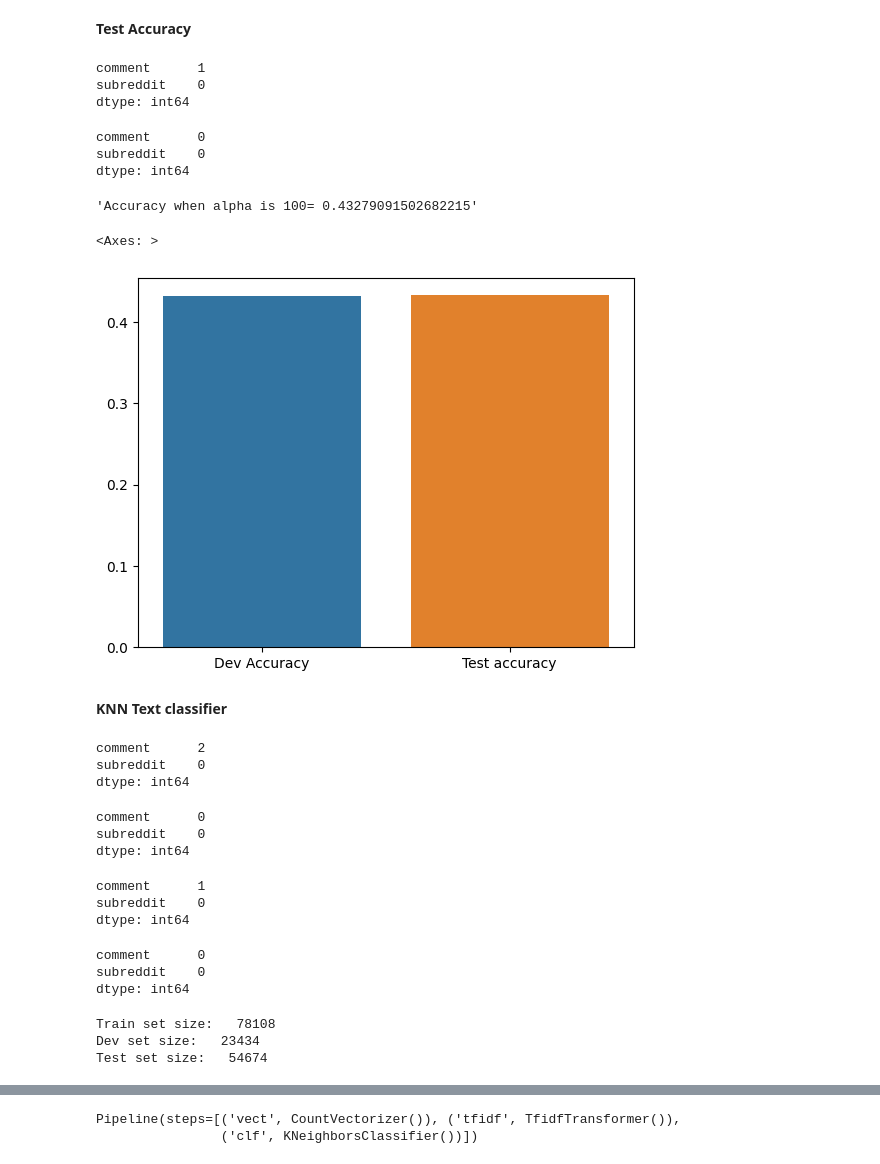
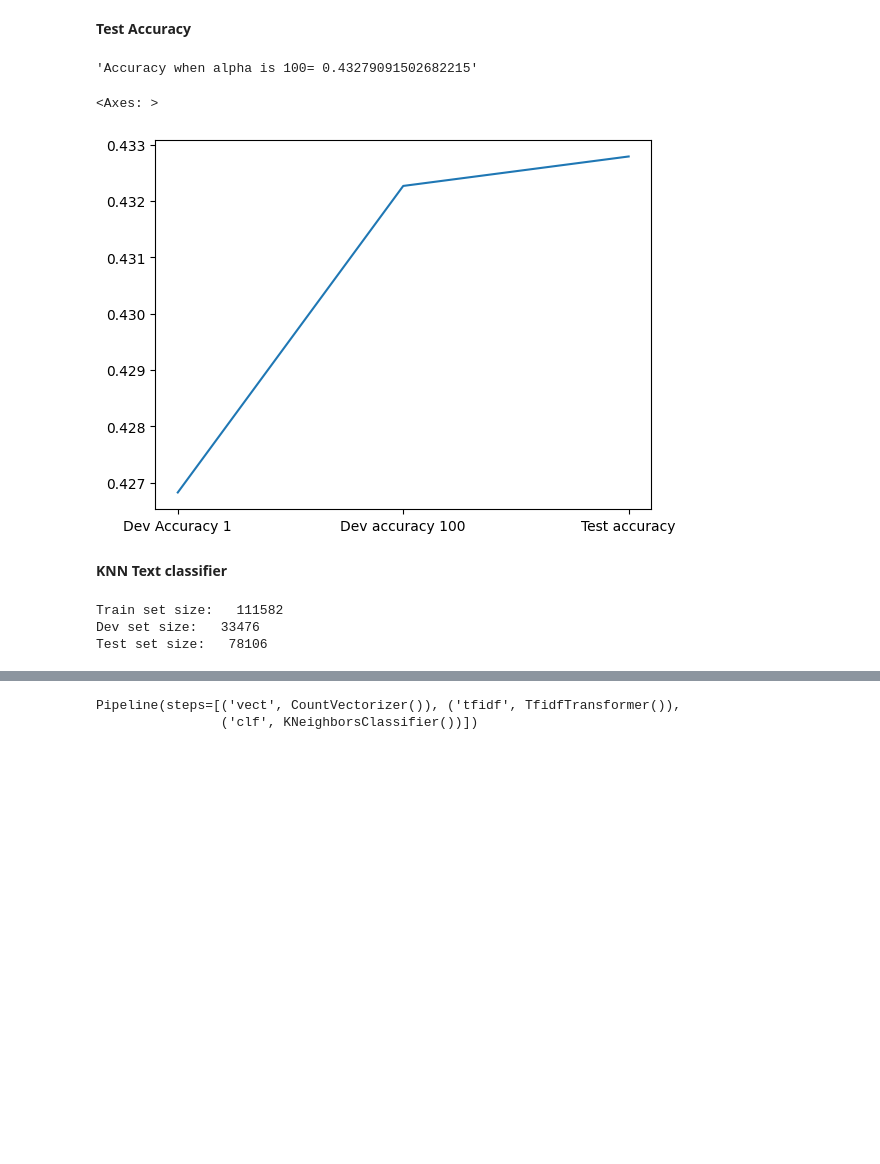
Before and after one commit to Moukthika1253/Reddit-comments-Text-classifier, a Jupyter notebook: SubReddit_category_text_classifier.ipynb, the cells around one changed output, grey strips where cells are left out. Saved outputs shown, nothing was run; the diff lists cells and outputs as text; code cells hidden in the pictures; blank space fills up the shorter version.

```diff
--- a/SubReddit_category_text_classifier.ipynb
+++ b/SubReddit_category_text_classifier.ipynb
@@ -465,20 +473,6 @@ sns.lineplot(data=None,x=label,y=acc)
 Among all the accuracies, the accuracy is higher for alpha = 100. Therefore, I will use alpha= 100 for finding the accuracy of test dataset
 # %% [markdown]
 **Test Accuracy**
-# %%
-test_set.isna().sum()
-# %% [output]
-comment      1
-subreddit    0
-dtype: int64
-# %%
-test_set['comment'].replace('',np.nan,inplace=True)
-test_set.dropna(subset=['comment'],inplace=True)
-test_set.isna().sum()
-# %% [output]
-comment      0
-subreddit    0
-dtype: int64
 # %%
 def test_accuracy(alpha):
  correct_pred=0
@@ -495,12 +489,12 @@ test_accuracy(100)
 # %% [output]
 'Accuracy when alpha is 100= 0.43279091502682215'
 # %%
-acc=[0.43237833477728316,0.43279091502682215]
-label=['Dev Accuracy','Test accuracy']
-sns.barplot(data=None,x=label,y=acc)
+acc=[0.42682645770914956,0.4322680597167806,0.43279091502682215]
+label=['Dev Accuracy 1','Dev accuracy 100','Test accuracy']
+sns.lineplot(data=None,x=label,y=acc)
 # %% [output]
 <Axes: >
-[figure, old version]
+[figure, new version]
 # %% [markdown]
 **KNN Text classifier**
 # %%
@@ -513,36 +506,6 @@ knn_train=train_set.copy()
-# %%
-knn_train.isna().sum()
-# %% [output]
-comment      2
-subreddit    0
-dtype: int64
-# %%
-import numpy as np
-knn_train.replace('',np.nan,inplace=True)
-knn_train.dropna(inplace=True)
-knn_train.isna().sum()
-# %% [output]
-comment      0
-subreddit    0
-dtype: int64
-# %%
-dev_set.isna().sum()
-# %% [output]
-comment      1
-subreddit    0
-dtype: int64
-# %%
-import numpy as np
-dev_set.replace('',np.nan,inplace=True)
-dev_set.dropna(inplace=True)
-dev_set.isna().sum()
-# %% [output]
-comment      0
-subreddit    0
-dtype: int64
 # %%
 from sklearn.model_selection import train_test_split
-X_train,X_remaining, y_train, y_remaining= train_test_split(test_set['comment'],test_set['subreddit'],train_size=0.5,stratify=test_set['subreddit'])
+X_train,X_remaining, y_train, y_remaining= train_test_split(train_set['comment'],train_set['subreddit'],train_size=0.5,stratify=train_set['subreddit'])
 X_test, X_dev, y_test, y_dev = train_test_split(X_remaining,y_remaining,test_size=0.3,stratify=y_remaining)
 train_set=pd.concat([X_train,y_train],axis=1).reset_index(drop=True)
 dev_set=pd.concat([X_dev,y_dev],axis=1).reset_index(drop=True)
@@ -551,9 +514,9 @@ print(f"Train set size:  ",train_set.size)
 print(f"Dev set size:  ",dev_set.size)
 print(f"Test set size:  ",test_set.size)
 # %% [output]
-Train set size:   78108
-Dev set size:   23434
-Test set size:   54674
+Train set size:   111582
+Dev set size:   33476
+Test set size:   78106
 # %%
 knn_train=train_set.copy()
 knn_train
```
Also changed, not shown: parts of 91 cells of this notebook.
